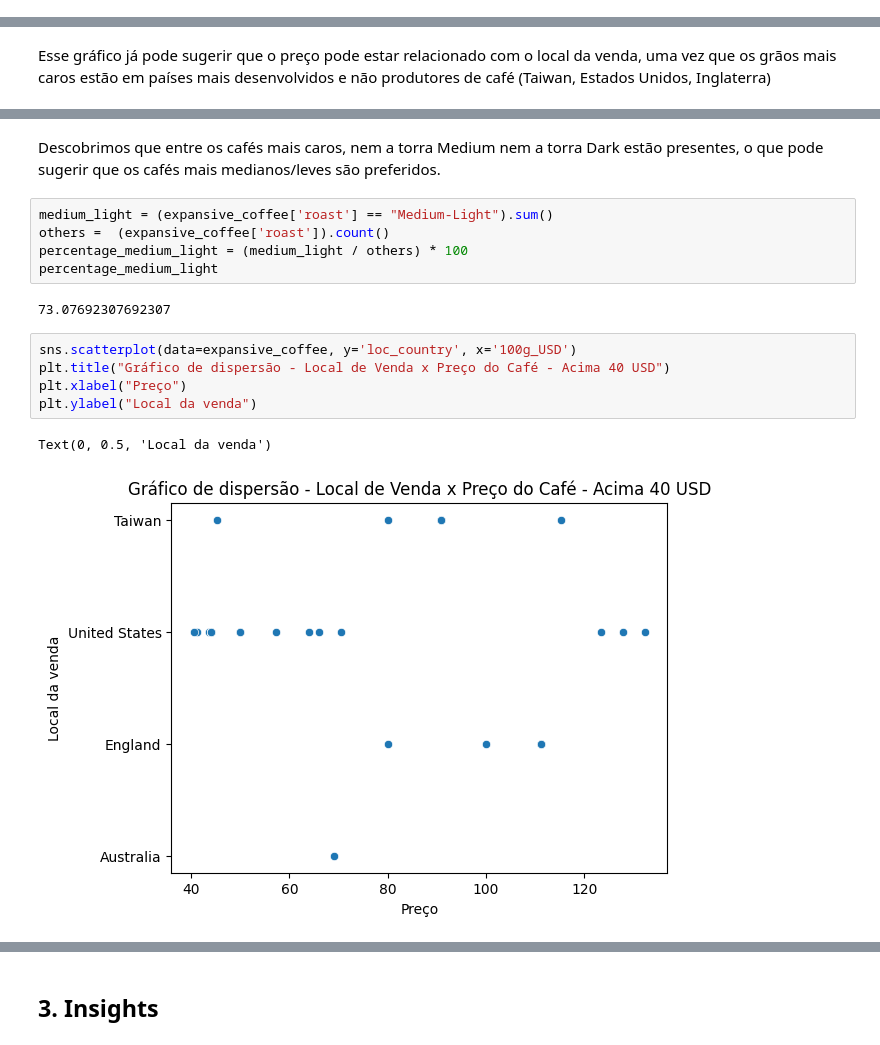
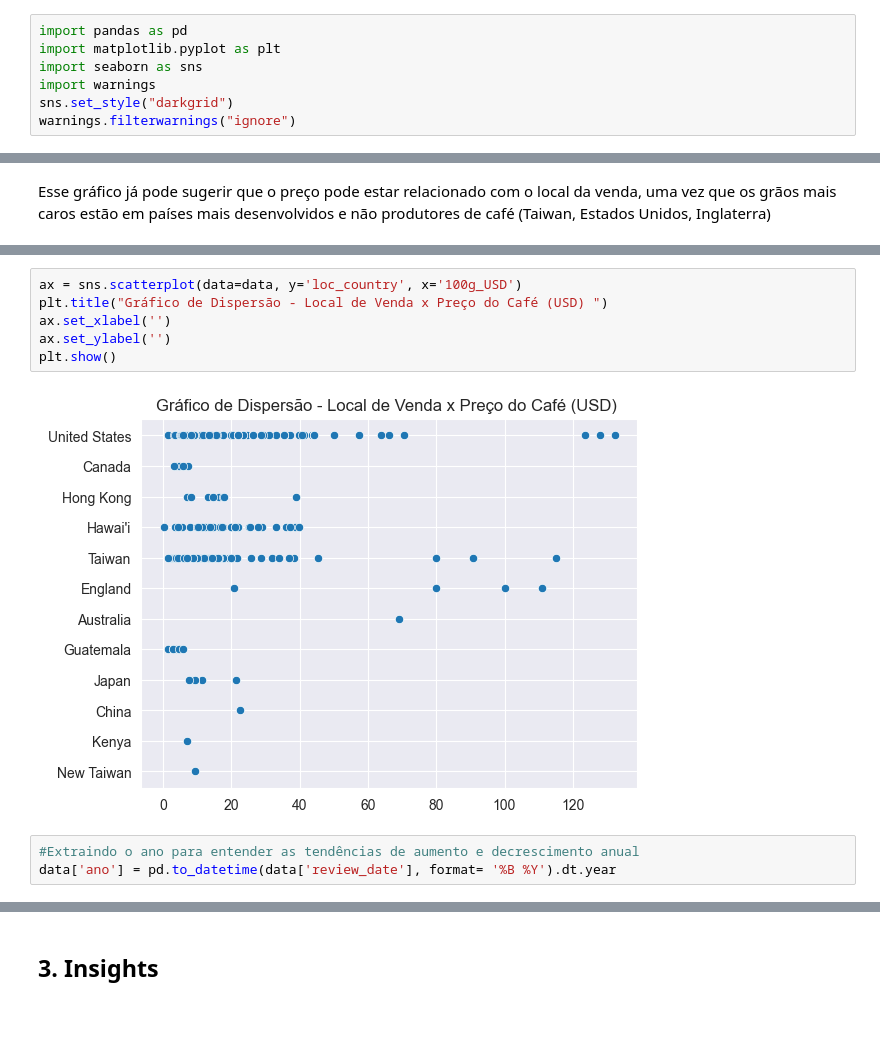
Before and after one commit to atlantico-academy/equipe3-2024.3, a Jupyter notebook: notebooks/01-exploratory_data_analysis.ipynb, the cells around one changed output, grey strips where cells are left out. Saved outputs shown, nothing was run; the diff lists cells and outputs as text; blank space fills up the shorter version.

Commit message:
Adicionando o arquivo 01-exploratory_data_analysis.ipynb

```diff
--- a/notebooks/01-exploratory_data_analysis.ipynb
+++ b/notebooks/01-exploratory_data_analysis.ipynb
@@ -4,0 +1,7 @@ import pandas as pd
+# %%
+import pandas as pd
+import matplotlib.pyplot as plt
+import seaborn as sns
+import warnings
+sns.set_style("darkgrid")
+warnings.filterwarnings("ignore")
@@ -169,17 +190,11 @@ Text(0.5, 0, 'Tipo de torra')
-# %% [markdown]
-Descobrimos que entre os cafés mais caros, nem a torra Medium nem a torra Dark estão presentes, o que pode sugerir que os cafés mais medianos/leves são preferidos.
-# %%
-medium_light = (expansive_coffee['roast'] == "Medium-Light").sum()
-others =  (expansive_coffee['roast']).count()
-percentage_medium_light = (medium_light / others) * 100
-percentage_medium_light
-# %% [output]
-73.07692307692307
 # %%
-sns.scatterplot(data=expansive_coffee, y='loc_country', x='100g_USD')
-plt.title("Gráfico de dispersão - Local de Venda x Preço do Café - Acima 40 USD")
-plt.xlabel("Preço")
-plt.ylabel("Local da venda")
+ax = sns.scatterplot(data=data, y='loc_country', x='100g_USD')
+plt.title("Gráfico de Dispersão - Local de Venda x Preço do Café (USD) ")
+ax.set_xlabel('')
+ax.set_ylabel('')
+plt.show()
 # %% [output]
-Text(0, 0.5, 'Local da venda')
-[figure, old version]
+[figure, new version]
+# %%
+#Extraindo o ano para entender as tendências de aumento e decrescimento anual
+data['ano'] = pd.to_datetime(data['review_date'], format= '%B %Y').dt.year
```
Also changed, not shown: parts of 44 cells of this notebook.
